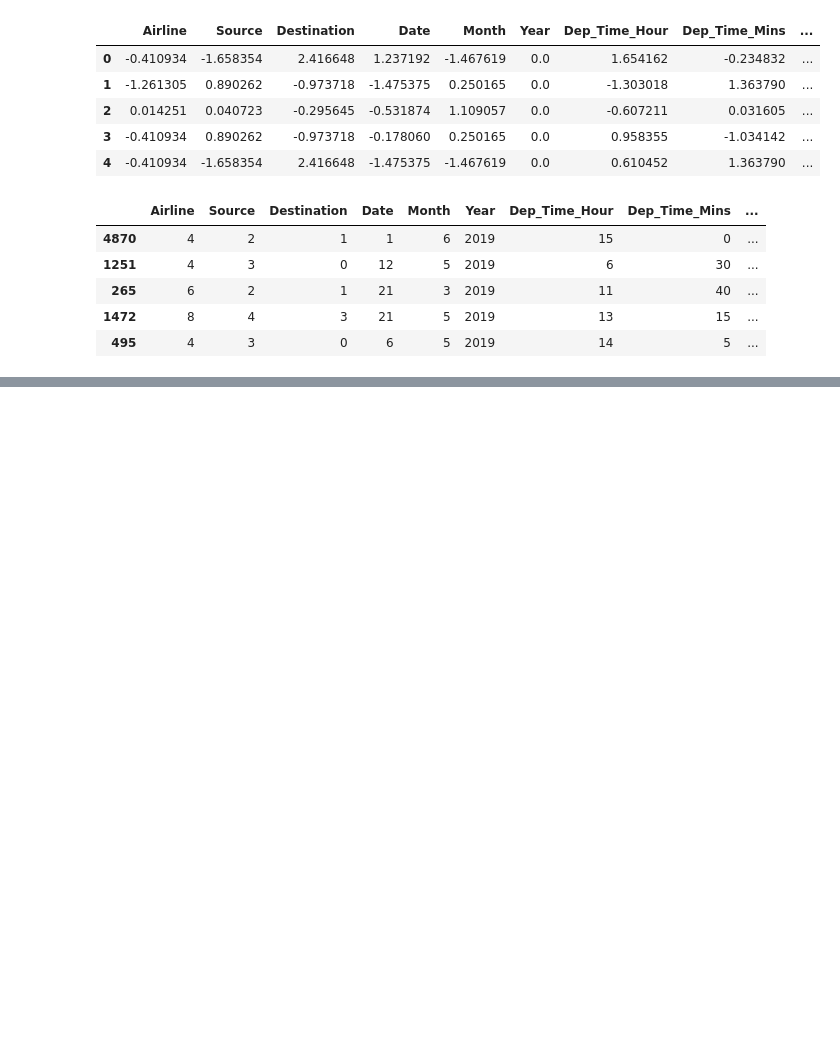
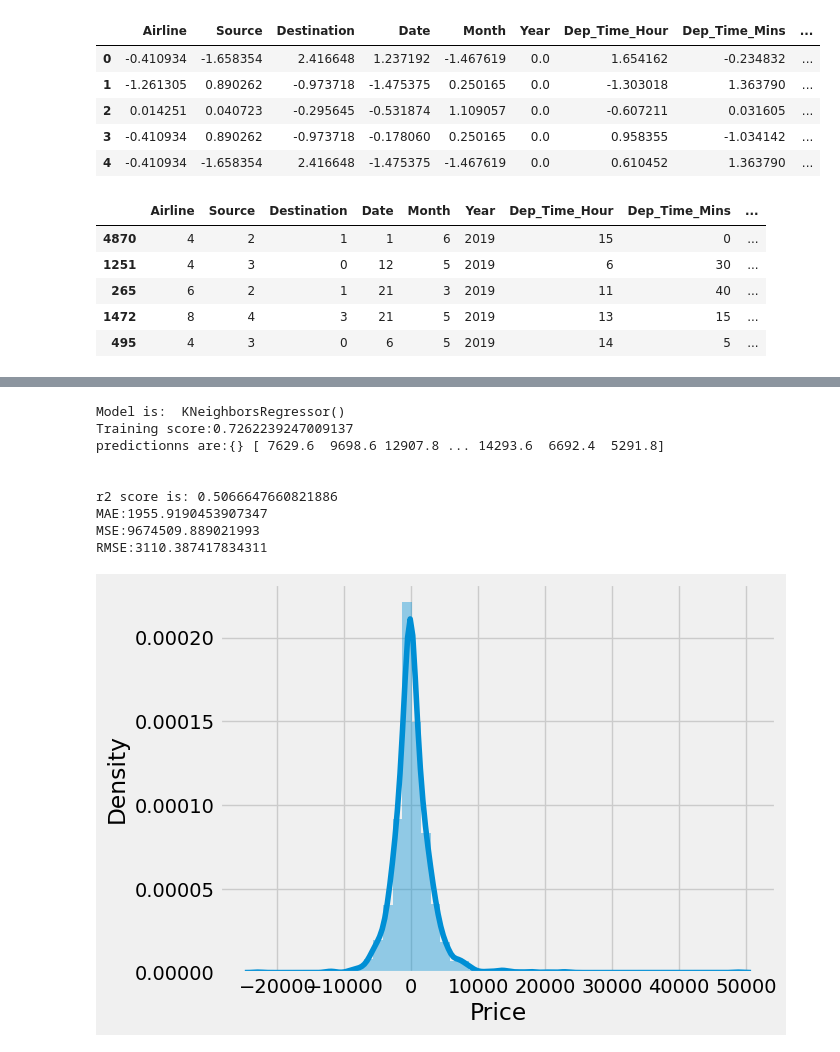
Before and after one commit to Reshma2103/reshma, a Jupyter notebook: flight_price.ipynb, the cells around one changed output, grey strips where cells are left out. Saved outputs shown, nothing was run; the diff lists cells and outputs as text; code cells hidden in the pictures; blank space fills up the shorter version.

```diff
--- a/flight_price.ipynb
+++ b/flight_price.ipynb
@@ -567,0 +608,13 @@ x_train.head()
+# %%
+predict(KNeighborsRegressor())
+# %% [output]
+Model is:  KNeighborsRegressor()
+Training score:0.7262239247009137
+predictionns are:{} [ 7629.6  9698.6 12907.8 ... 14293.6  6692.4  5291.8]
+
+
+r2 score is: 0.5066647660821886
+MAE:1955.9190453907347
+MSE:9674509.889021993
+RMSE:3110.387417834311
+[figure, added]
```
Also changed, not shown: parts of 19 cells of this notebook.
